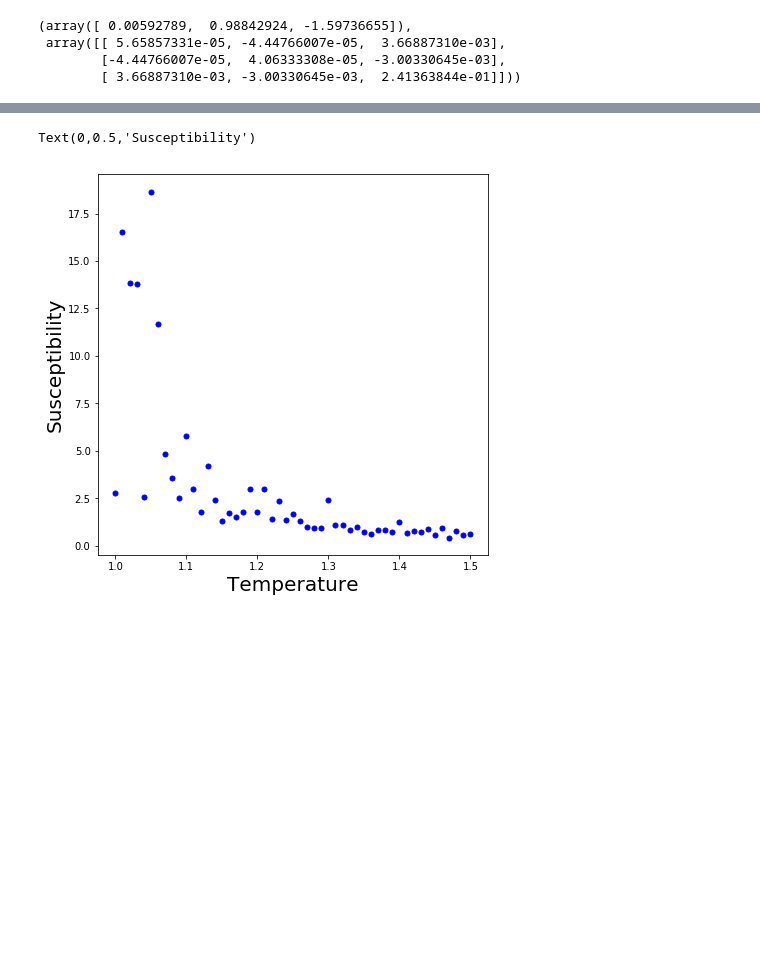
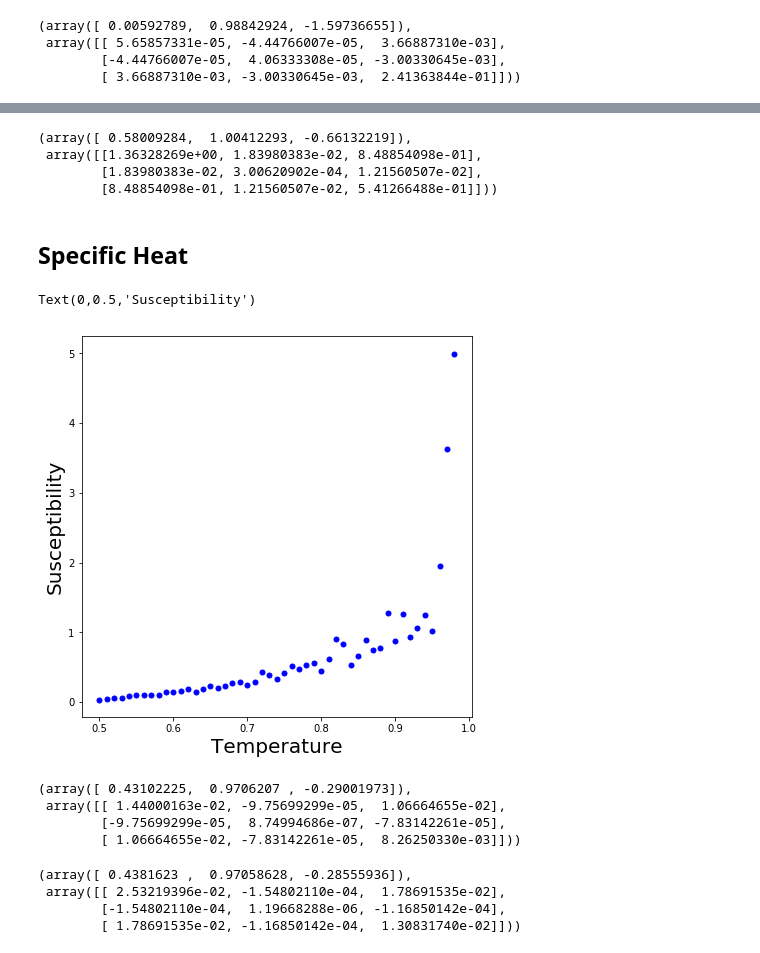
Before and after one commit to kaitshin/PHYSICS113-final-project, a Jupyter notebook: Potts Crit.ipynb, the cells around one changed output, grey strips where cells are left out. Cells and saved outputs as stored; diff of their text form; code cells hidden in the pictures; blank space fills up the shorter version.

```diff
--- a/Potts Crit.ipynb
+++ b/Potts Crit.ipynb
@@ -172,0 +184,7 @@ scipy.optimize.curve_fit(power, temps[39:49], mag_susv1[39:49], p0 = [1, 1, 1.4]
+# %%
+scipy.optimize.curve_fit(powerpos, sus_temp[51:60], sus_test[51:60], p0 = [1, 1, 1.4], sigma = sus_errtest[51:60], maxfev=10000)
+# %% [output]
+(array([ 0.58009284,  1.00412293, -0.66132219]),
+ array([[1.36328269e+00, 1.83980383e-02, 8.48854098e-01],
+        [1.83980383e-02, 3.00620902e-04, 1.21560507e-02],
+        [8.48854098e-01, 1.21560507e-02, 5.41266488e-01]]))
@@ -173,8 +195,24 @@ scipy.optimize.curve_fit(power, temps[39:49], mag_susv1[39:49], p0 = [1, 1, 1.4]
+# %% [markdown]
+## Specific Heat
 # %%
 plt.figure(figsize=(7,7))
-plt.plot(temps[50:], mag_susv1[50:], 'bo', markersize = 5)
+plt.plot(temps[:49], spec_heatv1[:49], 'bo', markersize = 5)
 plt.xlabel("Temperature", fontsize=20)
 plt.ylabel("Susceptibility", fontsize=20)
 # %% [output]
 Text(0,0.5,'Susceptibility')
-[figure, old version]
+[figure, new version]
+# %%
+scipy.optimize.curve_fit(power, temps[36:48], spec_heatv1[36:48], p0 = [1, 1, 0.35], sigma = sh_errors[36:48], maxfev=10000)
+# %% [output]
+(array([ 0.43102225,  0.9706207 , -0.29001973]),
+ array([[ 1.44000163e-02, -9.75699299e-05,  1.06664655e-02],
+        [-9.75699299e-05,  8.74994686e-07, -7.83142261e-05],
+        [ 1.06664655e-02, -7.83142261e-05,  8.26250330e-03]]))
+# %%
+scipy.optimize.curve_fit(power, temps[38:48], spec_heatv1[38:48], p0 = [1, 1, 0.35], sigma = sh_errors[38:48], maxfev=10000)
+# %% [output]
+(array([ 0.4381623 ,  0.97058628, -0.28555936]),
+ array([[ 2.53219396e-02, -1.54802110e-04,  1.78691535e-02],
+        [-1.54802110e-04,  1.19668288e-06, -1.16850142e-04],
+        [ 1.78691535e-02, -1.16850142e-04,  1.30831740e-02]]))
```
Also changed, not shown: parts of 6 cells of this notebook.
